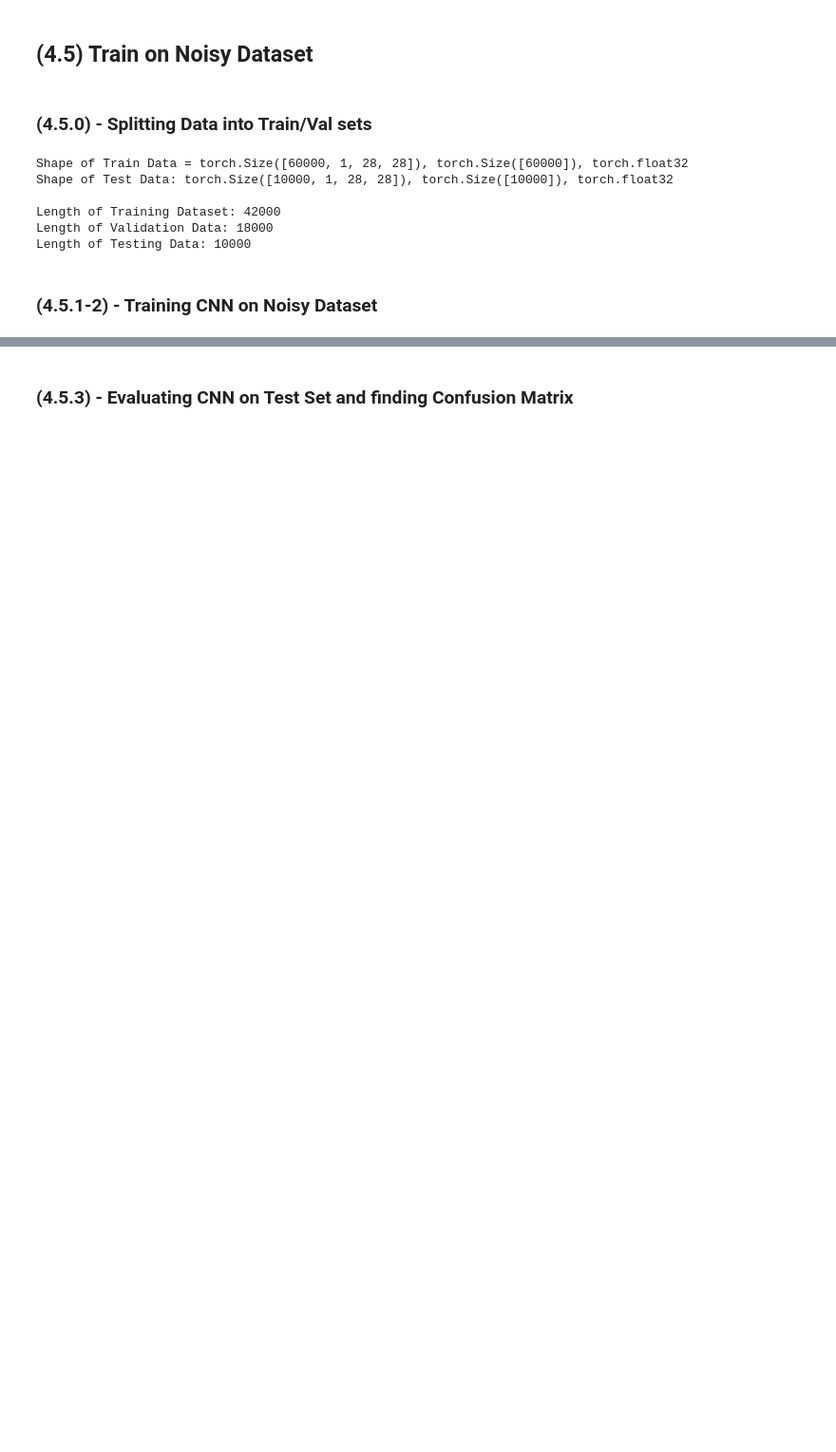
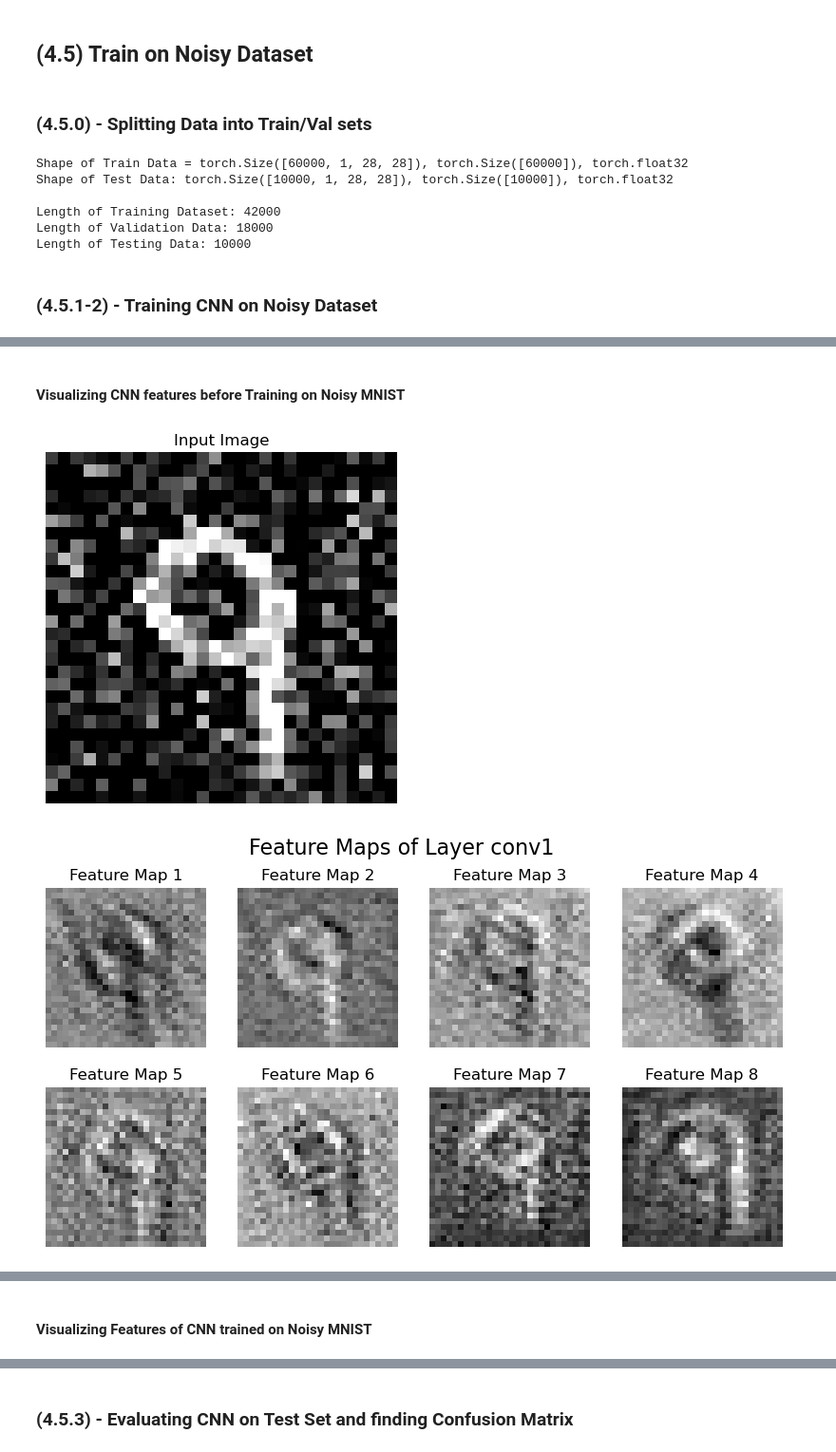
Before and after one commit to fine-man/smai-assignment-3, a Jupyter notebook: 4.ipynb, the cells around one changed output, grey strips where cells are left out. Shown: that part at 95% size. Saved outputs shown, nothing was run; the diff lists cells and outputs as text; code cells hidden in the pictures; blank space fills up the shorter version.

```diff
--- a/4.ipynb
+++ b/4.ipynb
@@ -515,0 +592,20 @@ BEST VAL ACCURACY : 97.2000 | Best Epoch: 7 | Val loss: 0.0966
+# %% [markdown]
+#### Visualizing CNN features before Training on Noisy MNIST
+# %%
+untrained_model = SimpleCNN(dropout=0.25, num_channels=8, kernel_size=7)
+image, label = train_dataset_noisy[0]
+
+plt.title("Input Image")
+plt.imshow(image.squeeze(), cmap='gray')
+plt.axis('off')
+plt.show()
+
+visualize_feature_maps(untrained_model, image, 'conv1')
+visualize_feature_maps(untrained_model, image, 'relu1')
+visualize_feature_maps(untrained_model, image, 'maxpool1')
+visualize_feature_maps(untrained_model, image, 'conv2')
+visualize_feature_maps(untrained_model, image, 'relu2')
+visualize_feature_maps(untrained_model, image, 'maxpool2')
+# %% [output]
+[figure, added]
+[figure, added]
@@ -515,0 +617,2 @@ BEST VAL ACCURACY : 97.2000 | Best Epoch: 7 | Val loss: 0.0966
+# %% [markdown]
+#### Visualizing Features of CNN trained on Noisy MNIST
```
Also changed, not shown: parts of 26 cells of this notebook, 7 other files.
